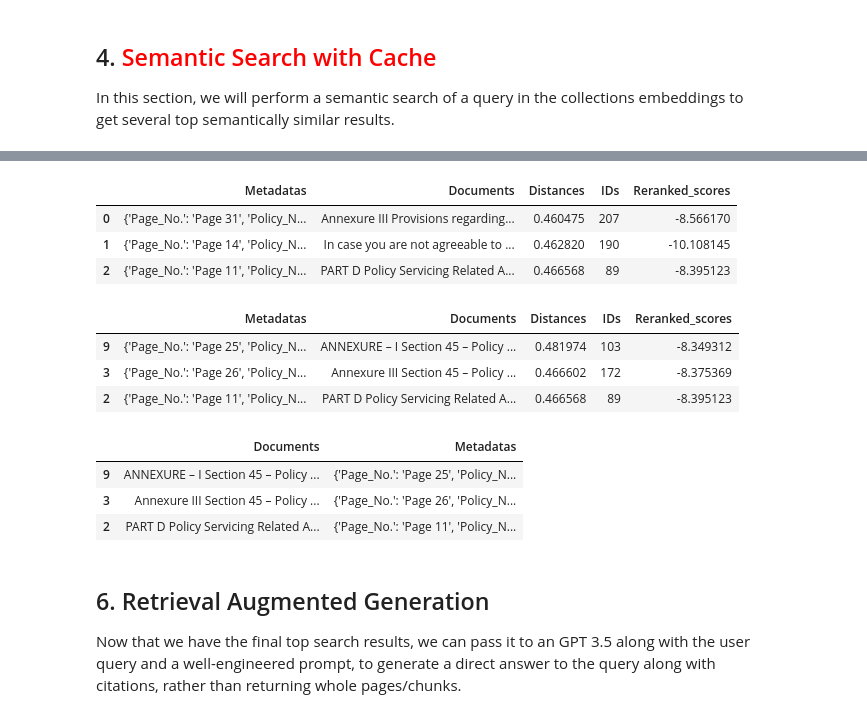
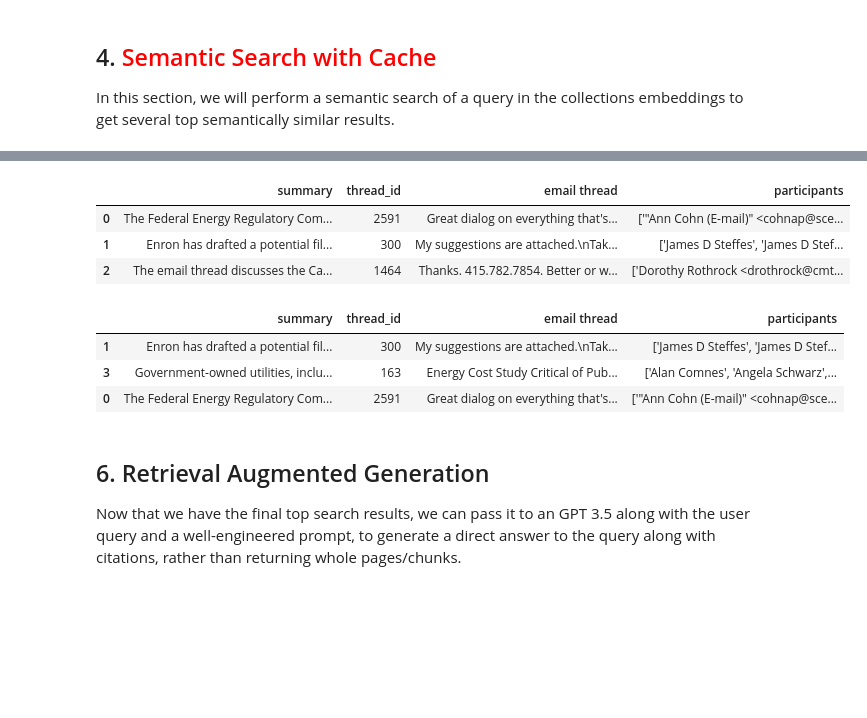
Before and after one commit to vivekbabu/rag_email, a Jupyter notebook: rag.ipynb, the cells around one changed output, grey strips where cells are left out. Saved outputs shown, nothing was run; the diff lists cells and outputs as text; code cells hidden in the pictures; blank space fills up the shorter version.

```diff
--- a/rag.ipynb
+++ b/rag.ipynb
@@ -155,5 +191,5 @@ insurance_collection.get(
 # %%
-cache_collection = client.get_or_create_collection(name='Insurance_Cache', embedding_function=embedding_function)
+cache_collection = chroma_client.get_or_create_collection(name='Email_Cache')
 # %%
 cache_collection.peek()
 # %% [output]
@@ -194,6 +240,8 @@ cache_results
 # %%
-results = insurance_collection.query(
-query_texts=query,
+query_embeddings_list = get_embedding(query)
+
+results = email_collection.query(
+query_embeddings=query_embeddings_list,
 n_results=10
 )
-# results.items()
+len(results)
@@ -207,6 +257,7 @@ ids = []
 documents = []
 distances = []
 metadatas = []
+bodies = []
 results_df = pd.DataFrame()
 
 
@@ -214,8 +265,9 @@ results_df = pd.DataFrame()
 
 if cache_results['distances'][0] == [] or cache_results['distances'][0][0] > threshold:
       # Query the collection against the user query and return the top 10 results
-      results = insurance_collection.query(
-      query_texts=query,
+      query_embeddings_list = get_embedding(query)
+      results = email_collection.query(
+      query_embeddings=query_embeddings_list,
       n_results=10
       )
 
@@ -224,10 +276,11 @@ if cache_results['distances'][0] == [] or cache_results['distances'][0][0] > thr
       Keys = []
       Values = []
 
+      print(results)
       for key, val in results.items():
         if val is None:
           continue
-        for i in range(10):
+        for i in range(len(results)):
           Keys.append(str(key)+str(i))
           Values.append(str(val[0][i]))
 
@@ -239,8 +292,7 @@ if cache_results['distances'][0] == [] or cache_results['distances'][0][0] > thr
       )
 
       print("Not found in cache. Found in main collection.")
-
-      result_dict = {'Metadatas': results['metadatas'][0], 'Documents': results['documents'][0], 'Distances': results['distances'][0], "IDs":results["ids"][0]}
+      result_dict = { 'Documents': results['documents'][0], 'Distances': results['distances'][0], "IDs":results["ids"][0],  "Metadatas":results["metadatas"][0]}
       results_df = pd.DataFrame.from_dict(result_dict)
       results_df
 
@@ -259,7 +311,7 @@ elif cache_results['distances'][0][0] <= threshold:
           elif 'distances' in key:
               distances.append(value)
           elif 'metadatas' in key:
-              metadatas.append(value)
+              bodies.append(value)
 
       print("Found in cache!")
 
@@ -268,6 +320,6 @@ elif cache_results['distances'][0][0] <= threshold:
         'IDs': ids,
         'Documents': documents,
         'Distances': distances,
-        'Metadatas': metadatas
+        'Metadatas' : bodies
       })
 # %% [output]
@@ -274,0 +361,7 @@ Not found in cache. Found in main collection.
+# %%
+# Input (query, response) pairs for each of the top 20 responses received from the semantic search to the cross encoder
+# Generate the cross_encoder scores for these pairs
+z`results_df['body'] = results_df['Metadatas'].apply(lambda x: x['body'])
+results_df['participants'] = results_df['Metadatas'].apply(lambda x: x['participants'])
+cross_inputs = [[query, response] for response in results_df['body']]
+cross_rerank_scores = cross_encoder.predict(cross_inputs)
@@ -352,20 +391,31 @@ results_df
 # %%
 # Return the top 3 results from semantic search
+top_3_semantic = results_df.sort_values(by='Distances')
 
-top_3_semantic = results_df.sort_values(by='Distances')
-top_3_semantic[:3]
+top_3_semantic = top_3_semantic[["Documents", "IDs", "body", "participants"]][:3]
+top_3_semantic = top_3_semantic.rename(columns={
+    'Documents': 'summary',
+    'IDs': 'thread_id',
+    'body': 'email thread'
+})
+top_3_semantic
 # %% [output]
-|  | Metadatas | Documents | Distances | IDs | Reranked_scores |
-| 0 | {'Page_No.': 'Page 31', 'Policy_N... | Annexure III Provisions regarding... | 0.460475 | 207 | -8.566170 |
-| 1 | {'Page_No.': 'Page 14', 'Policy_N... | In case you are not agreeable to ... | 0.462820 | 190 | -10.108145 |
-| 2 | {'Page_No.': 'Page 11', 'Policy_N... | PART D Policy Servicing Related A... | 0.466568 | 89 | -8.395123 |
+|  | summary | thread_id | email thread | participants |
+| 0 | The Federal Energy Regulatory Com... | 2591 | Great dialog on everything that's... | ['"Ann Cohn (E-mail)" <cohnap@sce... |
+| 1 | Enron has drafted a potential fil... | 300 | My suggestions are attached.\nTak... | ['James D Steffes', 'James D Stef... |
+| 2 | The email thread discusses the Ca... | 1464 | Thanks. 415.782.7854. Better or w... | ['Dorothy Rothrock <drothrock@cmt... |
 # %%
 # Return the top 3 results after reranking
-
 top_3_rerank = results_df.sort_values(by='Reranked_scores', ascending=False)
-top_3_rerank[:3]
+top_3_RAG = top_3_rerank[["Documents", "IDs", "body", "participants"]][:3]
+top_3_RAG = top_3_RAG.rename(columns={
+    'Documents': 'summary',
+    'IDs': 'thread_id',
+    'body': 'email thread'
+})
+top_3_RAG
 # %% [output]
-|  | Metadatas | Documents | Distances | IDs | Reranked_scores |
-| 9 | {'Page_No.': 'Page 25', 'Policy_N... | ANNEXURE – I Section 45 – Policy ... | 0.481974 | 103 | -8.349312 |
-| 3 | {'Page_No.': 'Page 26', 'Policy_N... | Annexure III Section 45 – Policy ... | 0.466602 | 172 | -8.375369 |
-| 2 | {'Page_No.': 'Page 11', 'Policy_N... | PART D Policy Servicing Related A... | 0.466568 | 89 | -8.395123 |
+|  | summary | thread_id | email thread | participants |
+| 1 | Enron has drafted a potential fil... | 300 | My suggestions are attached.\nTak... | ['James D Steffes', 'James D Stef... |
+| 3 | Government-owned utilities, inclu... | 163 | Energy Cost Study Critical of Pub... | ['Alan Comnes', 'Angela Schwarz',... |
+| 0 | The Federal Energy Regulatory Com... | 2591 | Great dialog on everything that's... | ['"Ann Cohn (E-mail)" <cohnap@sce... |
@@ -374,10 +422,3 @@ top_3_RAG = top_3_rerank[["Documents", "Metadatas"]][:3]
-# %%
-top_3_RAG
-# %% [output]
-|  | Documents | Metadatas |
-| 9 | ANNEXURE – I Section 45 – Policy ... | {'Page_No.': 'Page 25', 'Policy_N... |
-| 3 | Annexure III Section 45 – Policy ... | {'Page_No.': 'Page 26', 'Policy_N... |
-| 2 | PART D Policy Servicing Related A... | {'Page_No.': 'Page 11', 'Policy_N... |
 # %% [markdown]
 ## 6. Retrieval Augmented Generation
 
```
Also changed, not shown: parts of 61 cells of this notebook, 1 other file.
